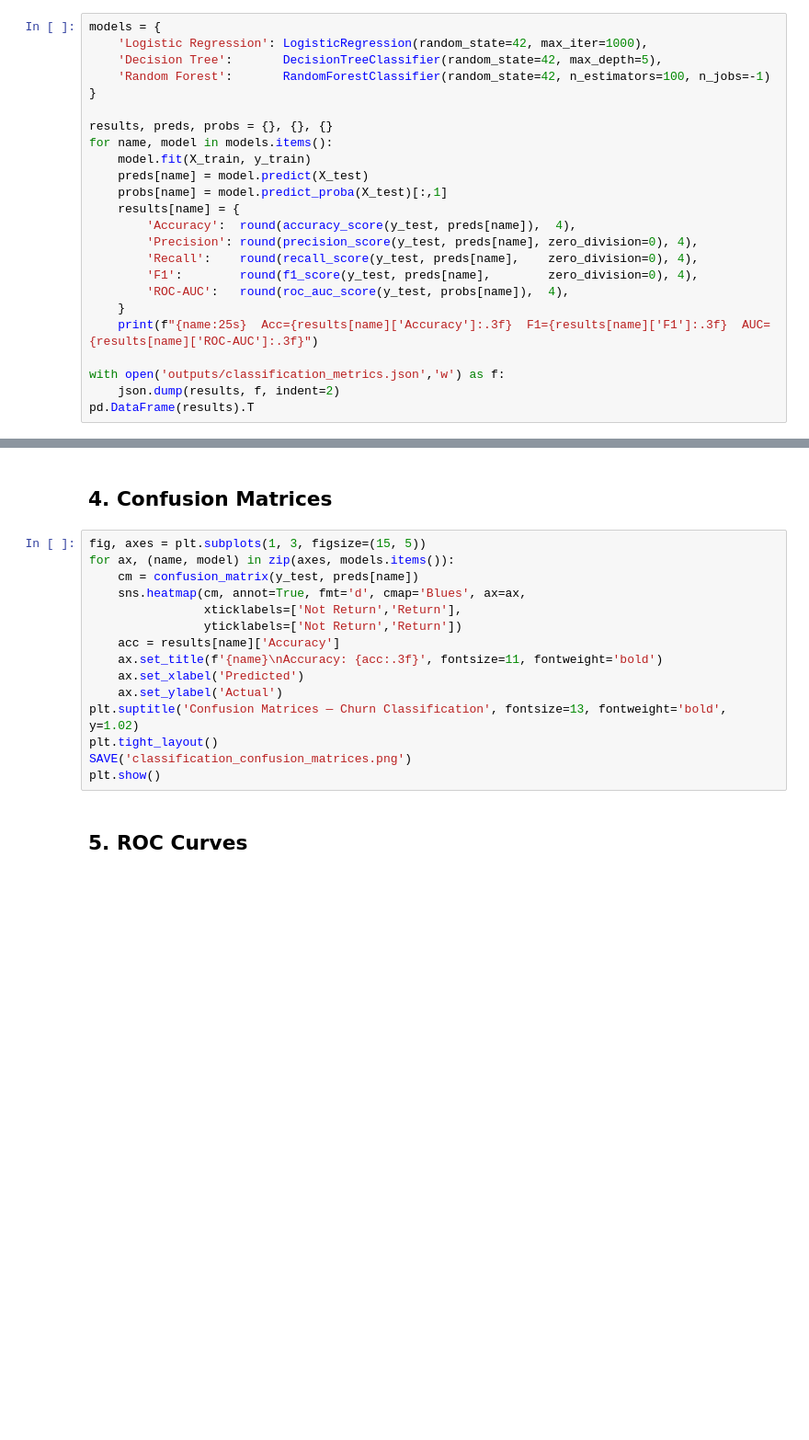
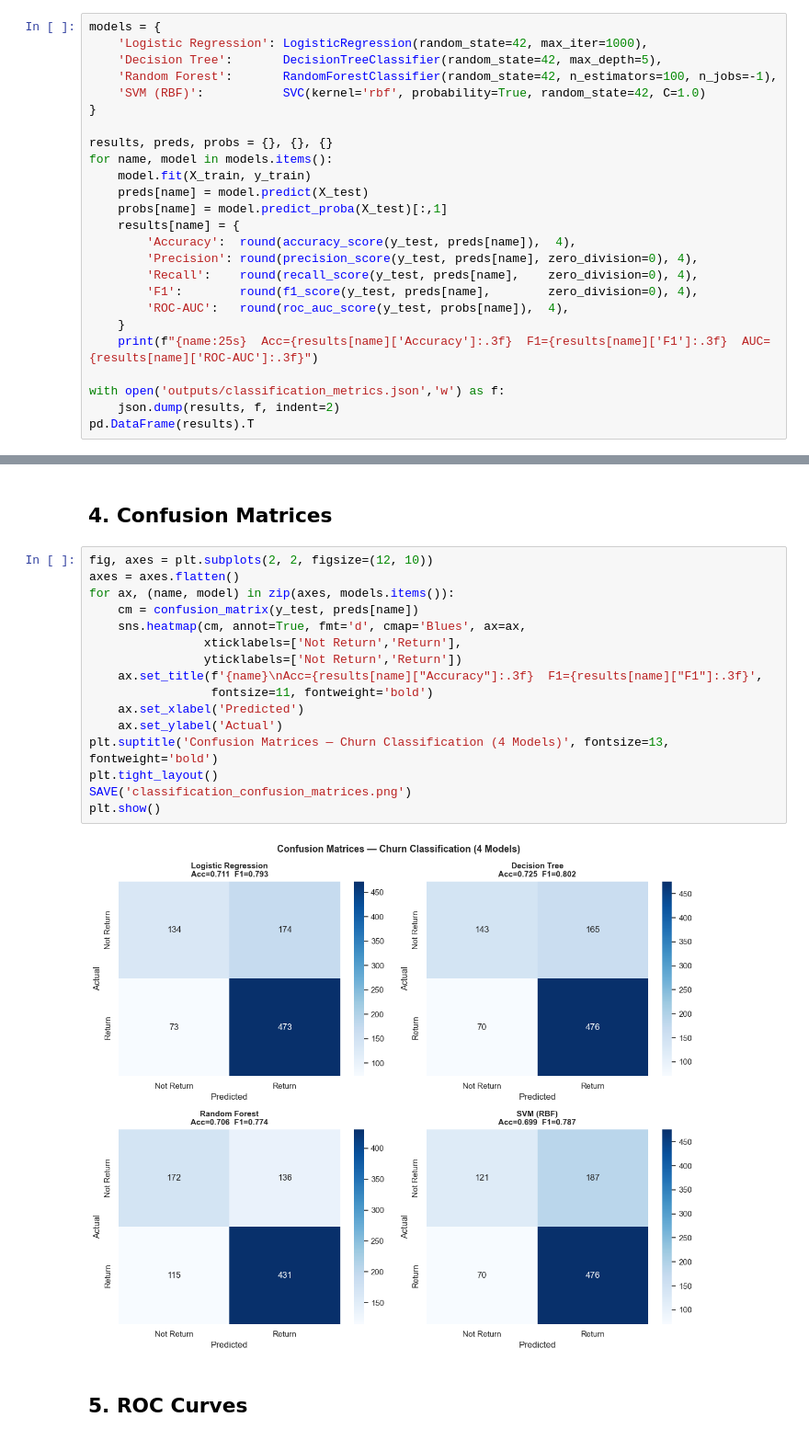
Before and after one commit to neelp03/CMPE255-project, a Jupyter notebook: notebooks/05_classification.ipynb, the cells around one changed output, grey strips where cells are left out. Shown at 92% size. Saved outputs shown, nothing was run; the diff lists cells and outputs as text; blank space fills up the shorter version.

```diff
--- a/notebooks/05_classification.ipynb
+++ b/notebooks/05_classification.ipynb
@@ -90,7 +110,8 @@ print(f"Train: {len(X_train):,}  |  Test: {len(X_test):,}")
 models = {
     'Logistic Regression': LogisticRegression(random_state=42, max_iter=1000),
     'Decision Tree':       DecisionTreeClassifier(random_state=42, max_depth=5),
-    'Random Forest':       RandomForestClassifier(random_state=42, n_estimators=100, n_jobs=-1)
+    'Random Forest':       RandomForestClassifier(random_state=42, n_estimators=100, n_jobs=-1),
+    'SVM (RBF)':           SVC(kernel='rbf', probability=True, random_state=42, C=1.0)
 }
 
 results, preds, probs = {}, {}, {}
@@ -113,20 +144,23 @@ pd.DataFrame(results).T
 # %% [markdown]
 ## 4. Confusion Matrices
 # %%
-fig, axes = plt.subplots(1, 3, figsize=(15, 5))
+fig, axes = plt.subplots(2, 2, figsize=(12, 10))
+axes = axes.flatten()
 for ax, (name, model) in zip(axes, models.items()):
     cm = confusion_matrix(y_test, preds[name])
     sns.heatmap(cm, annot=True, fmt='d', cmap='Blues', ax=ax,
                 xticklabels=['Not Return','Return'],
                 yticklabels=['Not Return','Return'])
-    acc = results[name]['Accuracy']
-    ax.set_title(f'{name}\nAccuracy: {acc:.3f}', fontsize=11, fontweight='bold')
+    ax.set_title(f'{name}\nAcc={results[name]["Accuracy"]:.3f}  F1={results[name]["F1"]:.3f}',
+                 fontsize=11, fontweight='bold')
     ax.set_xlabel('Predicted')
     ax.set_ylabel('Actual')
-plt.suptitle('Confusion Matrices — Churn Classification', fontsize=13, fontweight='bold', y=1.02)
+plt.suptitle('Confusion Matrices — Churn Classification (4 Models)', fontsize=13, fontweight='bold')
 plt.tight_layout()
 SAVE('classification_confusion_matrices.png')
 plt.show()
+# %% [output]
+[figure, added]
 # %% [markdown]
 ## 5. ROC Curves
 # %%
```
Also changed, not shown: parts of 8 cells of this notebook, 3 other files.
